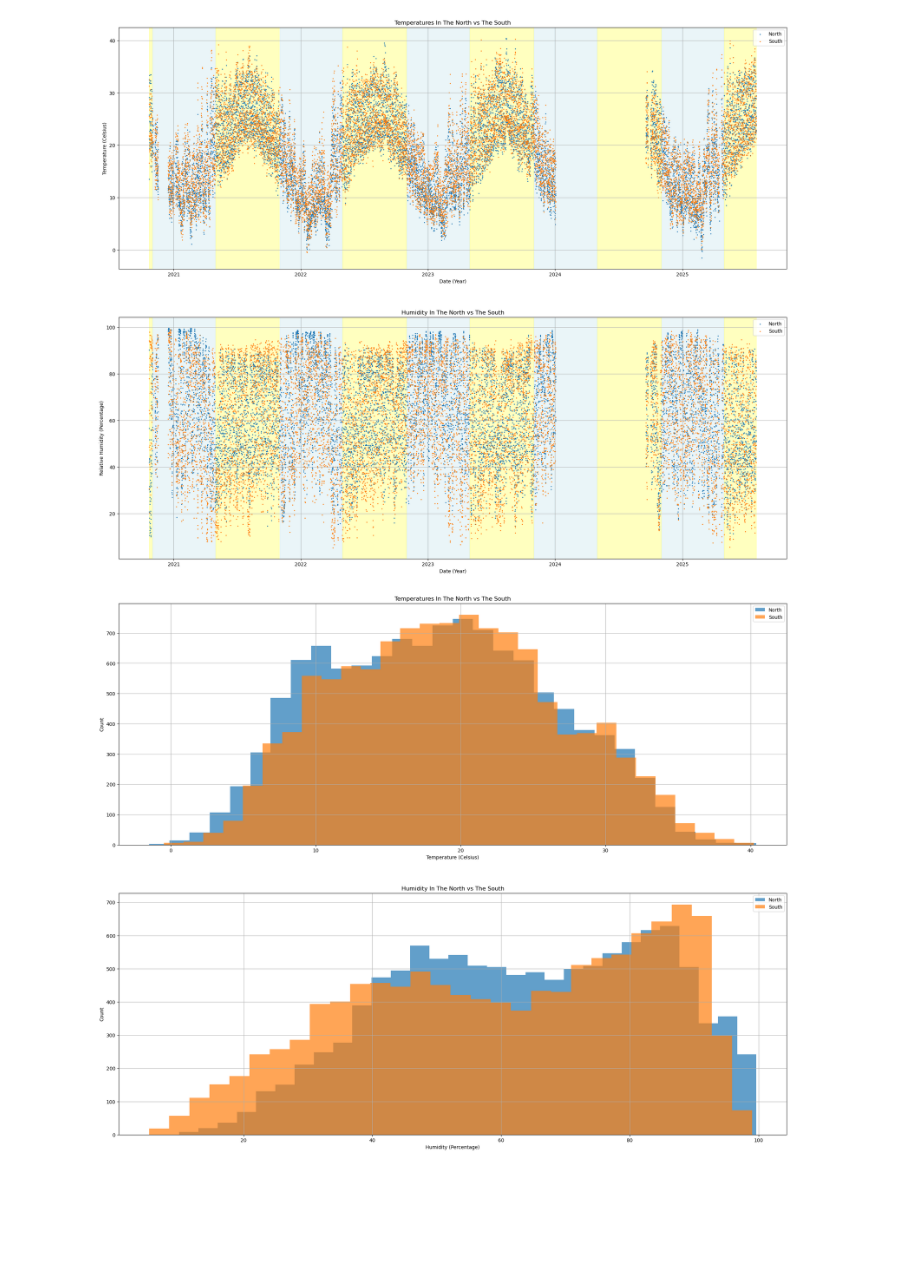
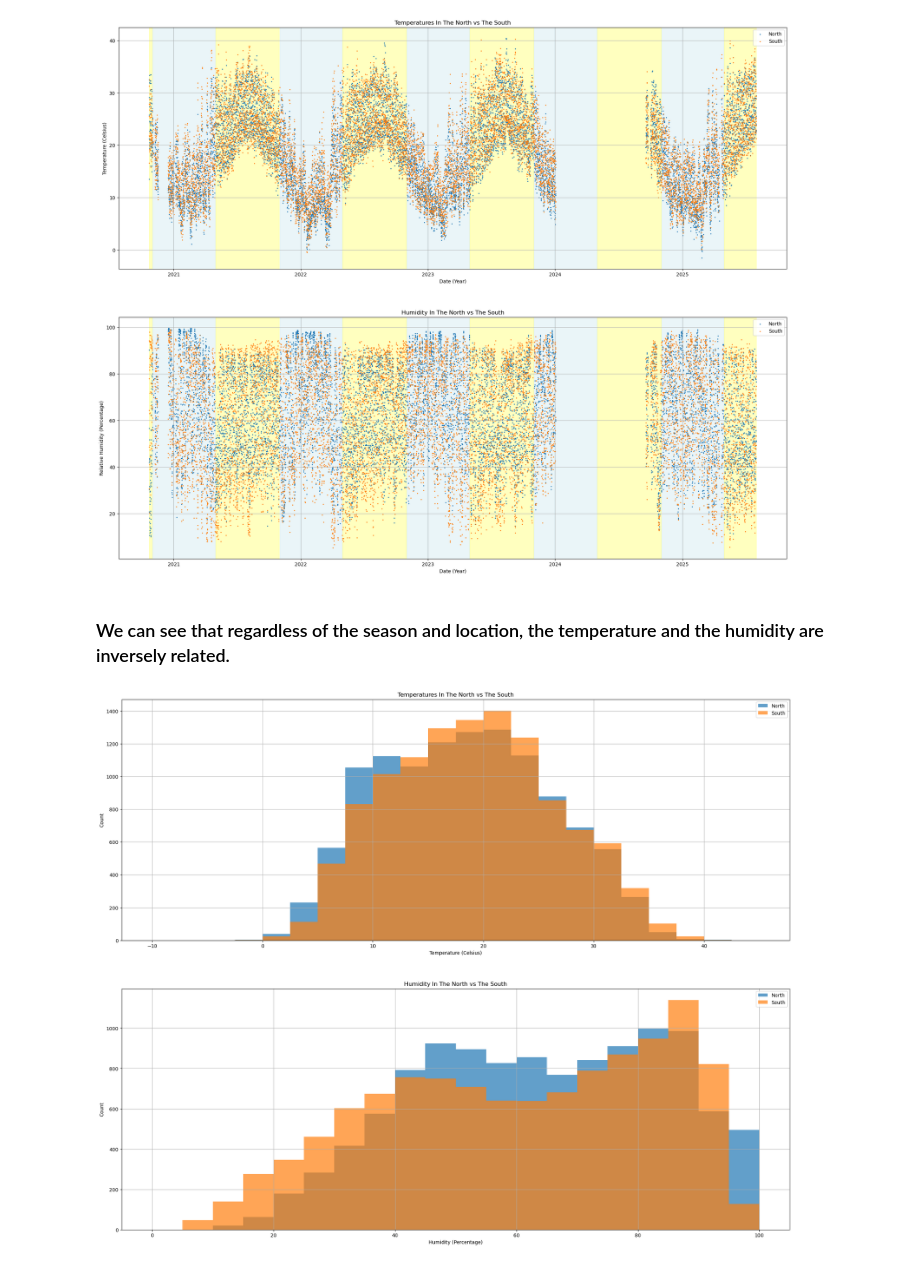
Before and after one commit to karpada2/comp_sci_stuff, a Jupyter notebook: eleventh_grade/climate_project/climate_project_rimon_gon.ipynb, the cells around one changed output. Drawn from its saved outputs; the diff is of its cells as text; code cells hidden in the pictures; blank space fills up the shorter version.

```diff
--- a/eleventh_grade/climate_project/climate_project_rimon_gon.ipynb
+++ b/eleventh_grade/climate_project/climate_project_rimon_gon.ipynb
@@ -157,46 +174,46 @@ humidity_ax.set_ylabel("Relative Humidity (Percentage)")
 plt.show()
 # %% [output]
 [figure]
+# %% [markdown]
+### We can see that regardless of the season and location, the temperature and the humidity are inversely related.
 # %%
-dates = np.array(north_avg["date"])
-
-north_temps = np.array(north_avg["temperature"])
-south_temps = np.array(south_avg["temperature"])
-
-north_humidities = np.array(north_avg["humidity"])
-south_humidities = np.array(south_avg["humidity"])
-
-
-
+# Create the 2 axes for the temperature and the humidity.
 fig, ax = plt.subplots(nrows=2, ncols=1)
 (temperature_ax, humidity_ax) = ax
 
-
-temperature_ax.hist(north_temps, color="#1f77b4", bins=30, alpha=0.7, label="North")
-
-temperature_ax.hist(south_temps, color="#ff7f0e", bins=30, alpha=0.7, label="South")
+# Finer control over the bins was needed, so here we specify exactly what bins we need.
+temperature_bins = np.linspace(-10, 45, 22+1)
+humidity_bins = np.linspace(0, 100, 20+1)
 
 
+# plot the temperatures.
+temperature_ax.hist(north_temps, color="#1f77b4", bins=temperature_bins, alpha=0.7, align='mid', label="North")
+
+temperature_ax.hist(south_temps, color="#ff7f0e", bins=temperature_bins, alpha=0.7, align='mid', label="South")
+
+
+# set other graph details.
 temperature_ax.legend(loc='upper right')
 temperature_ax.grid()
 temperature_ax.set_title("Temperatures In The North vs The South")
 temperature_ax.set_xlabel("Temperature (Celsius)")
 temperature_ax.set_ylabel("Count")
 
 
 
+# plot the humidities.
+humidity_ax.hist(north_humidities, color="#1f77b4", bins=humidity_bins, alpha=0.7, align='mid', label="North")
 
-humidity_ax.hist(north_humidities, color="#1f77b4", bins=30, alpha=0.7, label="North")
+humidity_ax.hist(south_humidities, color="#ff7f0e", bins=humidity_bins, alpha=0.7, align='mid', label="South")
 
-humidity_ax.hist(south_humidities, color="#ff7f0e", bins=30, alpha=0.7, label="South")
 
+# set other graph details.
 humidity_ax.legend(loc='upper right')
 humidity_ax.grid()
 humidity_ax.set_title("Humidity In The North vs The South")
 humidity_ax.set_xlabel("Humidity (Percentage)")
 humidity_ax.set_ylabel("Count")
 
-
 plt.show()
 # %% [output]
-[figure, old version]
+[figure, new version]
```
Also changed, not shown: parts of 8 cells of this notebook.
